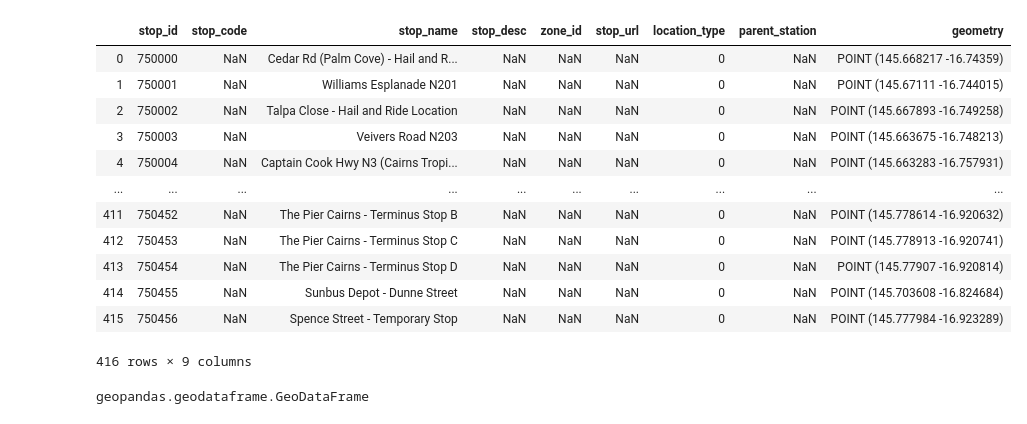
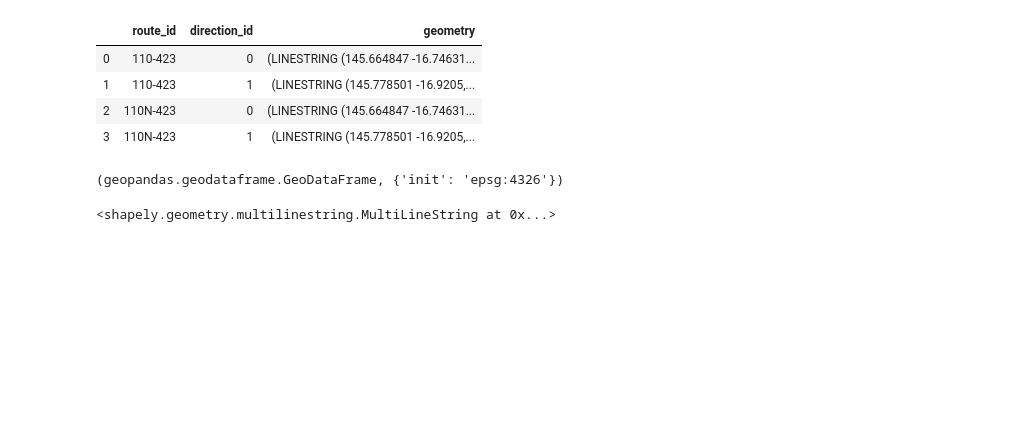
Before and after one commit to mrcagney/gtfs_kit, a Jupyter notebook: ipynb/prototyping.ipynb, the cells around one changed output. Saved outputs shown, nothing was run; the diff lists cells and outputs as text; code cells hidden in the pictures; blank space fills up the shorter version.

Commit message:
Finished geometrize functions

```diff
--- a/ipynb/prototyping.ipynb
+++ b/ipynb/prototyping.ipynb
@@ -28,9 +25,8 @@ The autoreload extension is already loaded. To reload it, use:
 path = DATA_DIR/'cairns_gtfs.zip'
 feed = gk.read_gtfs(path, dist_units='km')
 # %%
-trip_ids = feed.trips.trip_id.loc[:1]
-print(trip_ids)
-g = feed.geometrize_stops()
+route_ids = feed.routes.route_id.loc[:1]
+%time g = feed.geometrize_routes(route_ids, split_directions=True)
 display(g)
-type(g)
+type(g), g.crs
 # %% [output]
@@ -40,14 +35,6 @@ Name: trip_id, dtype: object
-|  | stop_id | stop_code | stop_name | stop_desc | zone_id | stop_url | location_type | parent_station | geometry |
-| 0 | 750000 | NaN | Cedar Rd (Palm Cove) - Hail and R... | NaN | NaN | NaN | 0 | NaN | POINT (145.668217 -16.74359) |
-| 1 | 750001 | NaN | Williams Esplanade N201 | NaN | NaN | NaN | 0 | NaN | POINT (145.67111 -16.744015) |
-| 2 | 750002 | NaN | Talpa Close - Hail and Ride Location | NaN | NaN | NaN | 0 | NaN | POINT (145.667893 -16.749258) |
-| 3 | 750003 | NaN | Veivers Road N203 | NaN | NaN | NaN | 0 | NaN | POINT (145.663675 -16.748213) |
-| 4 | 750004 | NaN | Captain Cook Hwy N3 (Cairns Tropi... | NaN | NaN | NaN | 0 | NaN | POINT (145.663283 -16.757931) |
-| ... | ... | ... | ... | ... | ... | ... | ... | ... | ... |
-| 411 | 750452 | NaN | The Pier Cairns - Terminus Stop B | NaN | NaN | NaN | 0 | NaN | POINT (145.778614 -16.920632) |
-| 412 | 750453 | NaN | The Pier Cairns - Terminus Stop C | NaN | NaN | NaN | 0 | NaN | POINT (145.778913 -16.920741) |
-| 413 | 750454 | NaN | The Pier Cairns - Terminus Stop D | NaN | NaN | NaN | 0 | NaN | POINT (145.77907 -16.920814) |
-| 414 | 750455 | NaN | Sunbus Depot - Dunne Street | NaN | NaN | NaN | 0 | NaN | POINT (145.703608 -16.824684) |
-| 415 | 750456 | NaN | Spence Street - Temporary Stop | NaN | NaN | NaN | 0 | NaN | POINT (145.777984 -16.923289) |
+|  | route_id | direction_id | geometry |
+| 0 | 110-423 | 0 | (LINESTRING (145.664847 -16.74631... |
+| 1 | 110-423 | 1 | (LINESTRING (145.778501 -16.9205,... |
+| 2 | 110N-423 | 0 | (LINESTRING (145.664847 -16.74631... |
+| 3 | 110N-423 | 1 | (LINESTRING (145.778501 -16.9205,... |
-416 rows × 9 columns
+(geopandas.geodataframe.GeoDataFrame, {'init': 'epsg:4326'})
-geopandas.geodataframe.GeoDataFrame
@@ -90,5 +41,7 @@ route_ids = feed.routes.route_id.values[:2]
 # %%
-routes_g.geometry.iat[0]
+g.geometry.iat[1]
+# %% [output]
+<shapely.geometry.multilinestring.MultiLineString at 0x...>
 # %%
 # Slicing
 display(fts.loc[:, ("num_trips", slice(None))])
```
Also changed, not shown: parts of 4 cells of this notebook, 5 other files.
